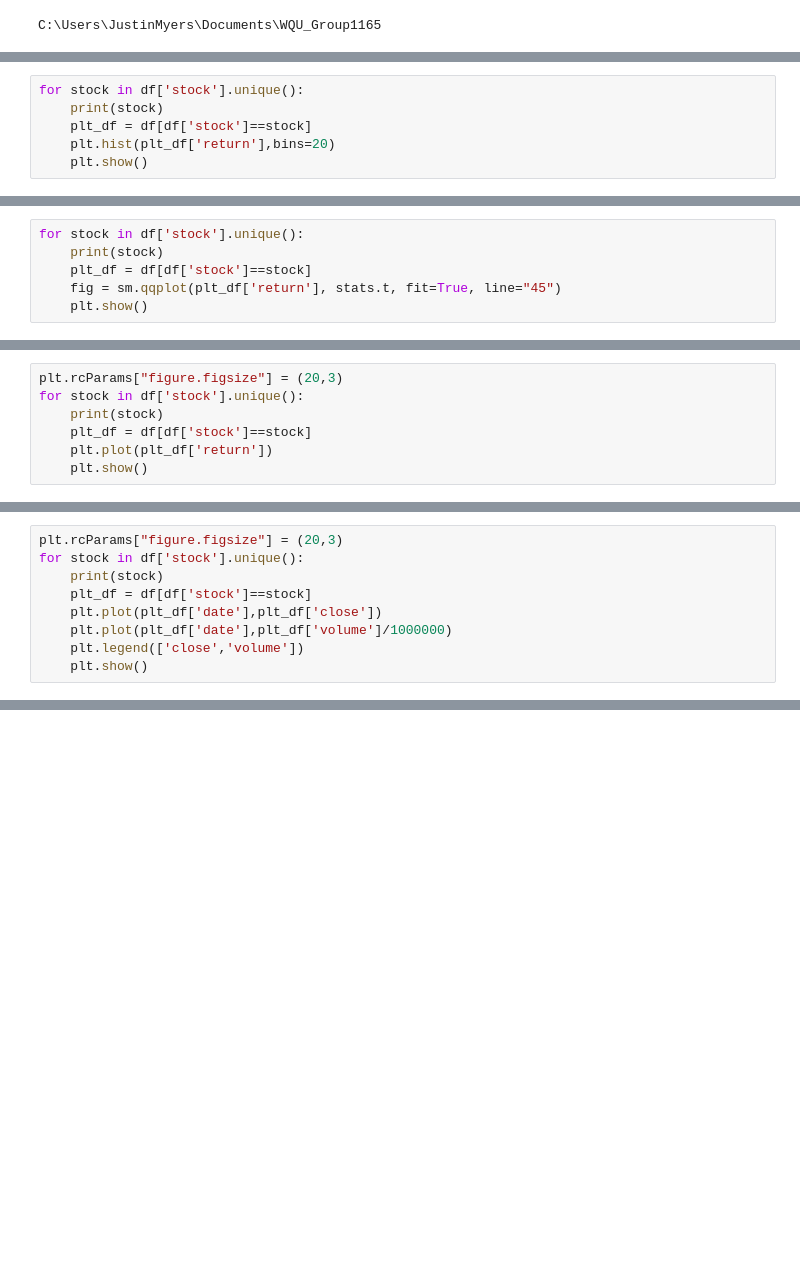
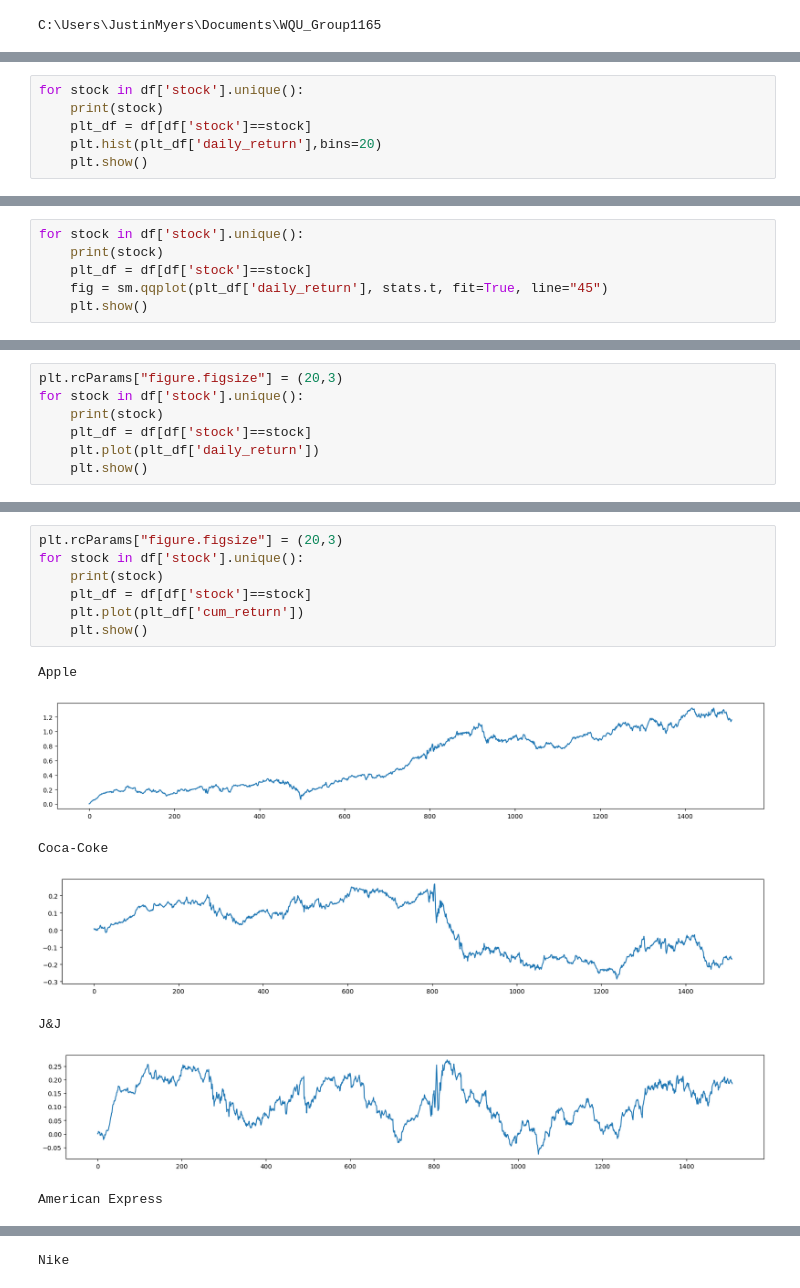
Before and after one commit to justinmyersdata/WQU_Group1165, a Jupyter notebook: data/StocksEDA.ipynb, the cells around one changed output, grey strips where cells are left out. Saved outputs shown, nothing was run; the diff lists cells and outputs as text; blank space fills up the shorter version.

```diff
--- a/data/StocksEDA.ipynb
+++ b/data/StocksEDA.ipynb
@@ -48,7 +54,7 @@ df.head()
 for stock in df['stock'].unique():
     print(stock)
     plt_df = df[df['stock']==stock]
-    plt.hist(plt_df['return'],bins=20)
+    plt.hist(plt_df['daily_return'],bins=20)
     plt.show()
 # %% [output]
 Apple
@@ -69,7 +74,7 @@ Starbucks
 for stock in df['stock'].unique():
     print(stock)
     plt_df = df[df['stock']==stock]
-    fig = sm.qqplot(plt_df['return'], stats.t, fit=True, line="45")
+    fig = sm.qqplot(plt_df['daily_return'], stats.t, fit=True, line="45")
     plt.show()
 # %% [output]
 Apple
@@ -91,7 +95,7 @@ plt.rcParams["figure.figsize"] = (20,3)
 for stock in df['stock'].unique():
     print(stock)
     plt_df = df[df['stock']==stock]
-    plt.plot(plt_df['return'])
+    plt.plot(plt_df['daily_return'])
     plt.show()
 # %% [output]
 Apple
@@ -111,9 +113,0 @@ Starbucks
-# %%
-plt.rcParams["figure.figsize"] = (20,3)
-for stock in df['stock'].unique():
-    print(stock)
-    plt_df = df[df['stock']==stock]
-    plt.plot(plt_df['date'],plt_df['close'])
-    plt.plot(plt_df['date'],plt_df['volume']/1000000)
-    plt.legend(['close','volume'])
-    plt.show()
@@ -134,0 +114,15 @@ Starbucks
+# %%
+plt.rcParams["figure.figsize"] = (20,3)
+for stock in df['stock'].unique():
+    print(stock)
+    plt_df = df[df['stock']==stock]
+    plt.plot(plt_df['cum_return'])
+    plt.show()
+# %% [output]
+Apple
+[figure, added]
+Coca-Coke
+[figure, added]
+J&J
+[figure, added]
+American Express
@@ -134,0 +130 @@ Starbucks
+Nike
```
Also changed, not shown: parts of 11 cells of this notebook, 3 other files.
